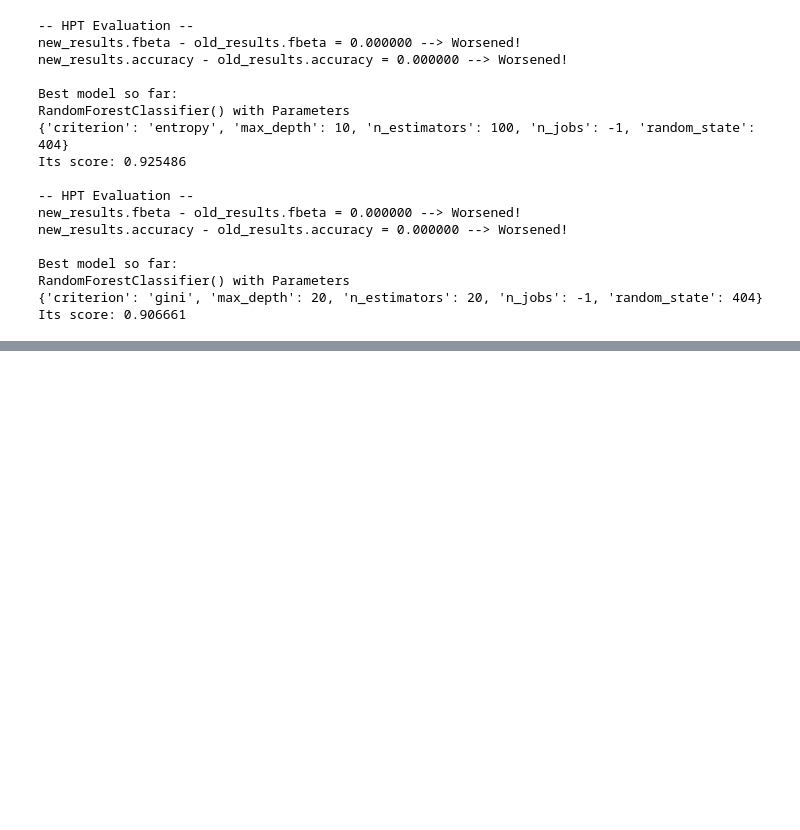
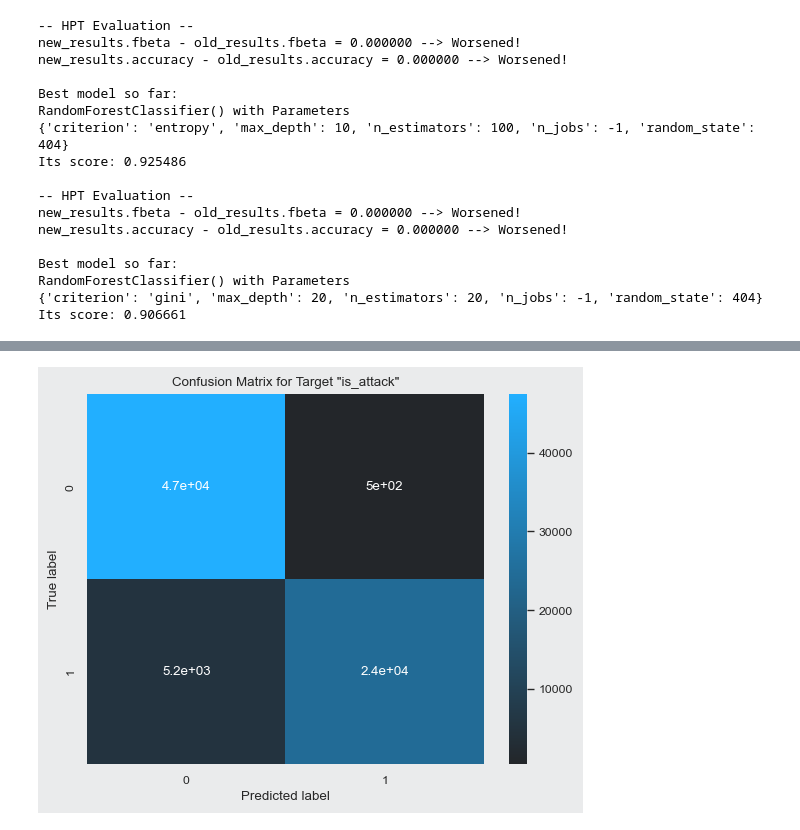
Before and after one commit to WildCodeWolf/Your-Data-Is-Mine, a Jupyter notebook: network-traffic-ml.ipynb, the cells around one changed output, grey strips where cells are left out. Drawn from its saved outputs; the diff is of its cells as text; code cells hidden in the pictures; blank space fills up the shorter version.

Commit message:
added knn and logistic regression hyperparameter tuning

```diff
--- a/network-traffic-ml.ipynb
+++ b/network-traffic-ml.ipynb
@@ -521,0 +534,14 @@ Its score: 0.906661
+# %%
+knn_param_grid = {
+    'n_neighbors': [5, 10, 20, 50, 100],
+    'weights': ['uniform', 'distance'],
+    'n_jobs': [-1],
+}
+# %%
+knn_is_attack_grid_search = hyperparameter_tuning(
+    parameter_grid=knn_param_grid,
+    base_estimator=KNeighborsClassifier(),
+    X_train=X_train_is_attack,
+    y_train=y_train_is_attack,
+    scoring=f10_scorer
+)
@@ -521,0 +583,5 @@ Its score: 0.906661
+# %%
+knn_is_attack_pred = knn_is_attack_grid_search.predict(X_test_is_attack)
+simple_confusion_matrix(y_true_is_attack, knn_is_attack_pred, 'is_attack')
+# %% [output]
+[figure, added]
```
Also changed, not shown: parts of 22 cells of this notebook.
